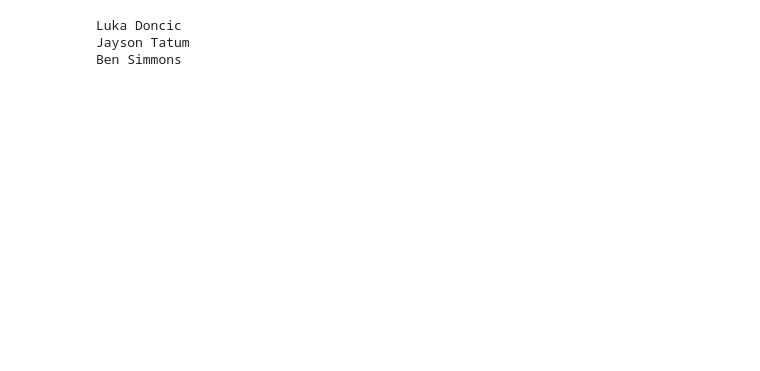
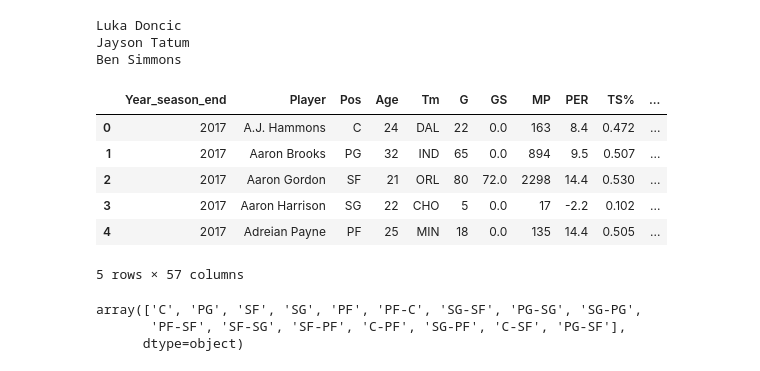
Before and after one commit to AForbis/Bootcamp_Final_Project, a Jupyter notebook: final_project_segment.ipynb, the cells around one changed output. Cells and saved outputs as stored; diff of their text form; code cells hidden in the pictures; blank space fills up the shorter version.

```diff
--- a/final_project_segment.ipynb
+++ b/final_project_segment.ipynb
@@ -99,3 +90,32 @@ for player in AllNBAPlayersList:
 Luka Doncic
 Jayson Tatum
 Ben Simmons
+# %%
+#merge allNBA status into season stats
+Season_Stats_ML_DF = pd.merge(season_stats_df,All_NBA_Unpivoted_df,how='left',left_on = ['Player','Year_season_start'], right_on = ['PlayerName_Formatted','Season_Start_Year'])
+# %%
+# get rid of duplicate cols
+Season_Stats_ML_DF = Season_Stats_ML_DF.drop(['Season_Start_Year','PlayerName_Formatted'],axis=1)
+# %%
+# fill in zeros for players that arent all nba
+Season_Stats_ML_DF['AllNBA_Center'] = Season_Stats_ML_DF['AllNBA_Center'].fillna(int(0))
+Season_Stats_ML_DF['AllNBA_Forward'] = Season_Stats_ML_DF['AllNBA_Forward'].fillna(int(0))
+Season_Stats_ML_DF['AllNBA_Guard'] = Season_Stats_ML_DF['AllNBA_Guard'].fillna(int(0))
+Season_Stats_ML_DF['Tm_1st'] = Season_Stats_ML_DF['Tm_1st'].fillna(int(0))
+Season_Stats_ML_DF['Tm_2nd'] = Season_Stats_ML_DF['Tm_2nd'].fillna(int(0))
+Season_Stats_ML_DF['Tm_3rd'] = Season_Stats_ML_DF['Tm_3rd'].fillna(int(0))
+# %% [output]
+|  | Year_season_end | Player | Pos | Age | Tm | G | GS | MP | PER | TS% | ... |
+| 0 | 2017 | A.J. Hammons | C | 24 | DAL | 22 | 0.0 | 163 | 8.4 | 0.472 | ... |
+| 1 | 2017 | Aaron Brooks | PG | 32 | IND | 65 | 0.0 | 894 | 9.5 | 0.507 | ... |
+| 2 | 2017 | Aaron Gordon | SF | 21 | ORL | 80 | 72.0 | 2298 | 14.4 | 0.530 | ... |
+| 3 | 2017 | Aaron Harrison | SG | 22 | CHO | 5 | 0.0 | 17 | -2.2 | 0.102 | ... |
+| 4 | 2017 | Adreian Payne | PF | 25 | MIN | 18 | 0.0 | 135 | 14.4 | 0.505 | ... |
+5 rows × 57 columns
+# %%
+#get list of positions
+Positions_List = Season_Stats_ML_DF['Pos'].unique()
+# %% [output]
+array(['C', 'PG', 'SF', 'SG', 'PF', 'PF-C', 'SG-SF', 'PG-SG', 'SG-PG',
+       'PF-SF', 'SF-SG', 'SF-PF', 'C-PF', 'SG-PF', 'C-SF', 'PG-SF'],
+      dtype=object)
```
Also changed, not shown: parts of 11 cells of this notebook, 3 other files.
